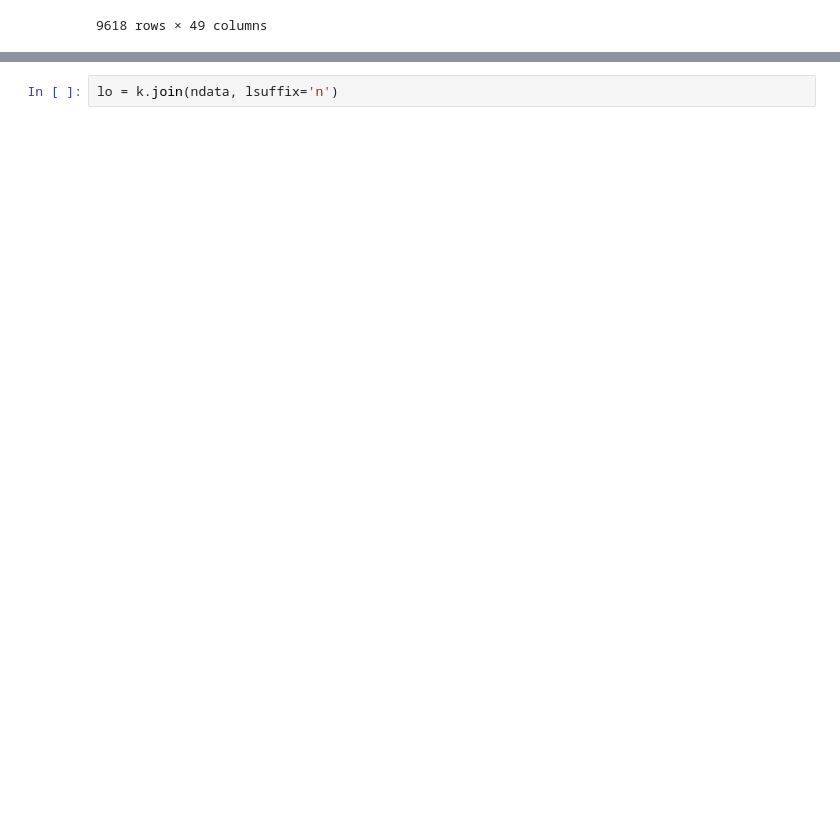
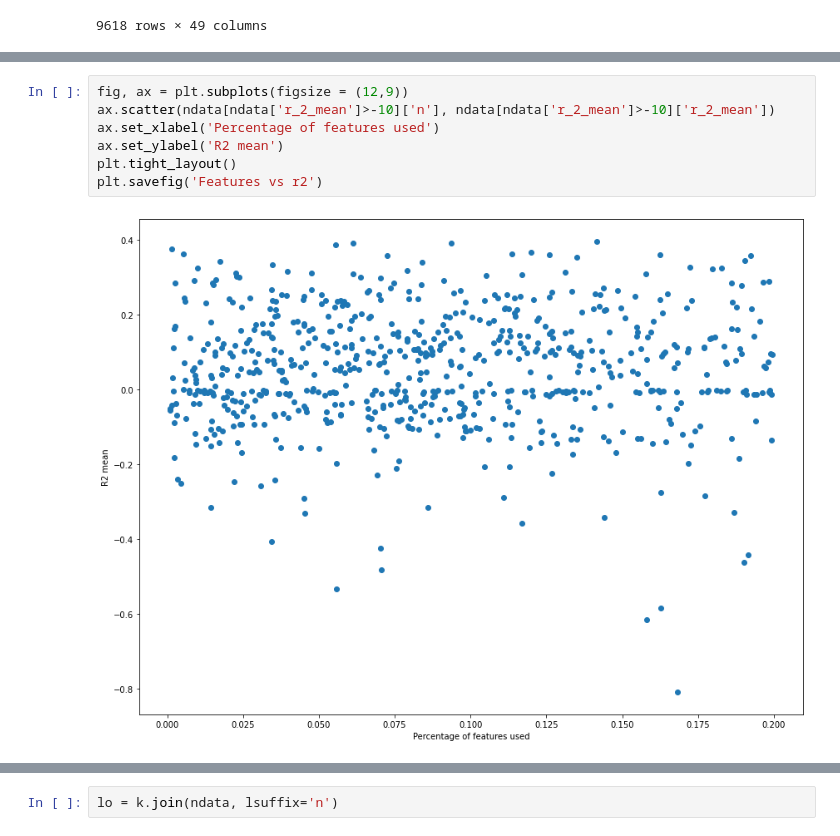
Before and after one commit to lucas-ubm/phc-data-pipeline, a Jupyter notebook: Ranalysis.ipynb, the cells around one changed output, grey strips where cells are left out. Drawn from its saved outputs; the diff is of its cells as text; blank space fills up the shorter version.

```diff
--- a/Ranalysis.ipynb
+++ b/Ranalysis.ipynb
@@ -334,0 +322,9 @@ jo = no[no['Unnamed: 0'].isin(['Selumetinib_vemurafenib 8 to 1 ratio mol by mol'
+# %%
+fig, ax = plt.subplots(figsize = (12,9))
+ax.scatter(ndata[ndata['r_2_mean']>-10]['n'], ndata[ndata['r_2_mean']>-10]['r_2_mean'])
+ax.set_xlabel('Percentage of features used')
+ax.set_ylabel('R2 mean')
+plt.tight_layout()
+plt.savefig('Features vs r2')
+# %% [output]
+[figure, added]
```
Also changed, not shown: parts of 31 cells of this notebook, 5 other files.
